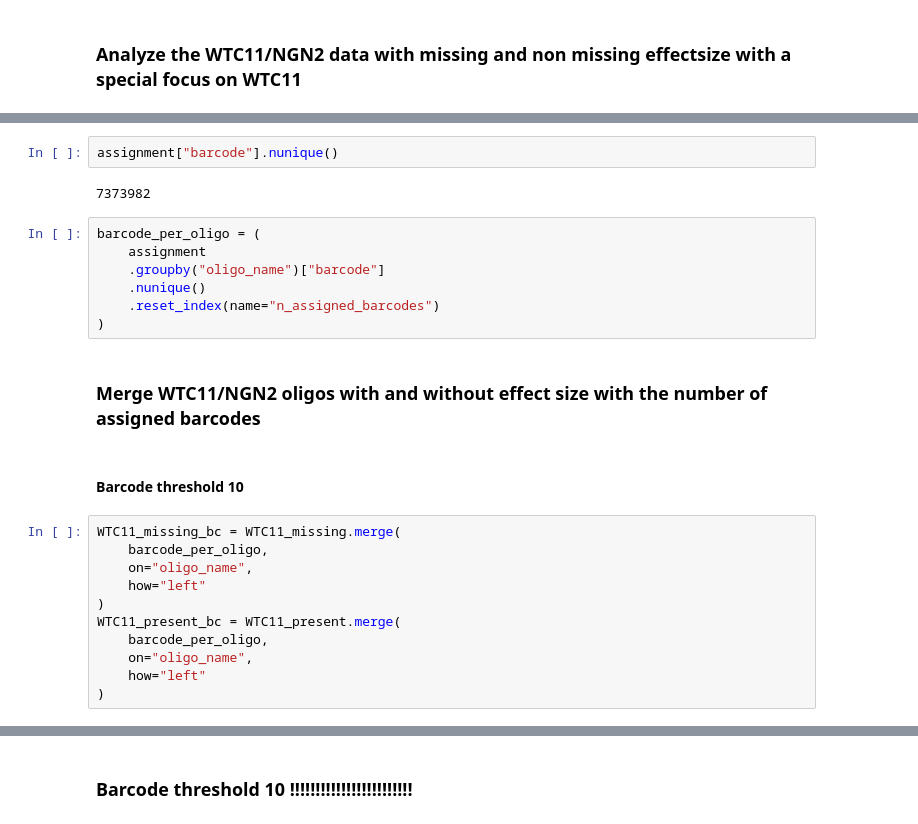
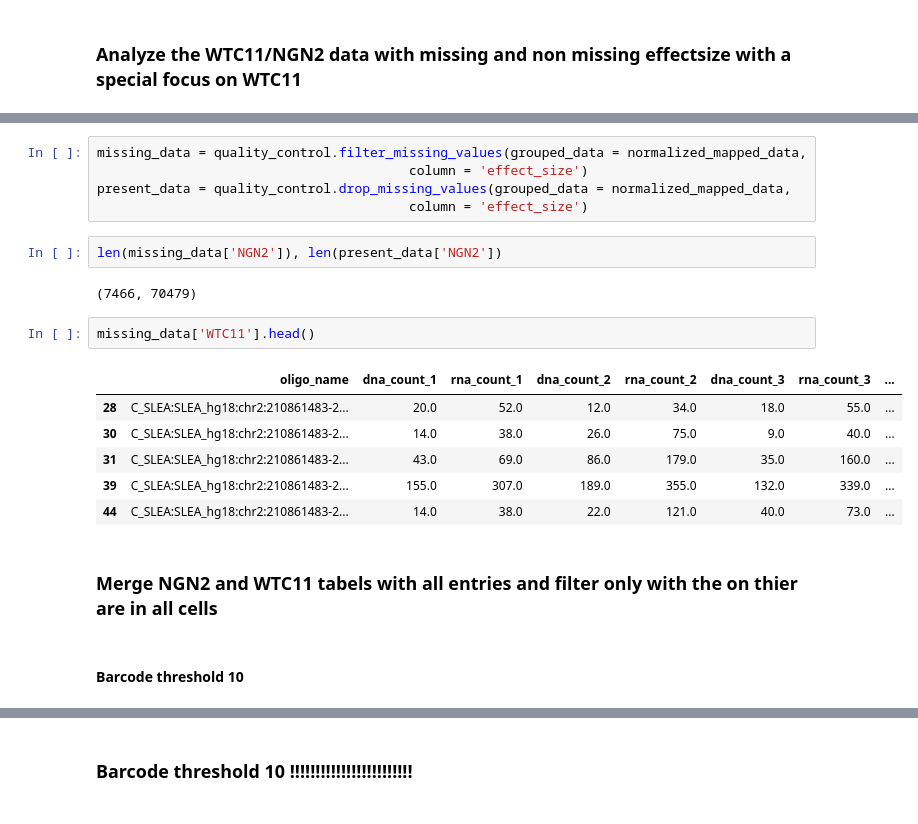
Before and after one commit to AdrianGraumnitz/mpra-variant-element-analysis, a Jupyter notebook: element_analysis.ipynb, the cells around one changed output, grey strips where cells are left out. Drawn from its saved outputs; the diff is of its cells as text.

```diff
--- a/element_analysis.ipynb
+++ b/element_analysis.ipynb
@@ -418,26 +159,22 @@ assignment
-# %%
-assignment["barcode"].nunique()
-# %% [output]
-7373982
-# %%
-barcode_per_oligo = (
-    assignment
-    .groupby("oligo_name")["barcode"]
-    .nunique()
-    .reset_index(name="n_assigned_barcodes")
-)
-# %% [markdown]
-### Merge WTC11/NGN2 oligos with and without effect size with the number of assigned barcodes
+# %%
+missing_data = quality_control.filter_missing_values(grouped_data = normalized_mapped_data,
+                                        column = 'effect_size')
+present_data = quality_control.drop_missing_values(grouped_data = normalized_mapped_data,
+                                        column = 'effect_size')
+# %%
+len(missing_data['NGN2']), len(present_data['NGN2'])
+# %% [output]
+(7466, 70479)
+# %%
+missing_data['WTC11'].head()
+# %% [output]
+|  | oligo_name | dna_count_1 | rna_count_1 | dna_count_2 | rna_count_2 | dna_count_3 | rna_count_3 | ... |
+| 28 | C_SLEA:SLEA_hg18:chr2:210861483-2... | 20.0 | 52.0 | 12.0 | 34.0 | 18.0 | 55.0 | ... |
+| 30 | C_SLEA:SLEA_hg18:chr2:210861483-2... | 14.0 | 38.0 | 26.0 | 75.0 | 9.0 | 40.0 | ... |
+| 31 | C_SLEA:SLEA_hg18:chr2:210861483-2... | 43.0 | 69.0 | 86.0 | 179.0 | 35.0 | 160.0 | ... |
+| 39 | C_SLEA:SLEA_hg18:chr2:210861483-2... | 155.0 | 307.0 | 189.0 | 355.0 | 132.0 | 339.0 | ... |
+| 44 | C_SLEA:SLEA_hg18:chr2:210861483-2... | 14.0 | 38.0 | 22.0 | 121.0 | 40.0 | 73.0 | ... |
+# %% [markdown]
+### Merge NGN2 and WTC11 tabels with all entries and filter only with the on thier are in all cells
 # %% [markdown]
 #### Barcode threshold 10
-# %%
-WTC11_missing_bc = WTC11_missing.merge(
-    barcode_per_oligo,
-    on="oligo_name",
-    how="left"
-)
-WTC11_present_bc = WTC11_present.merge(
-    barcode_per_oligo,
-    on="oligo_name",
-    how="left"
-)
```
Also changed, not shown: parts of 61 cells of this notebook, 3 other files.
